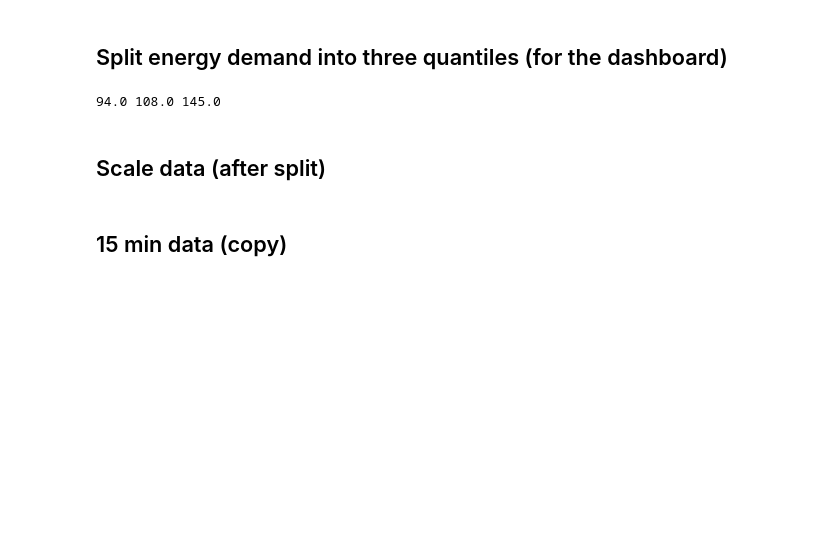
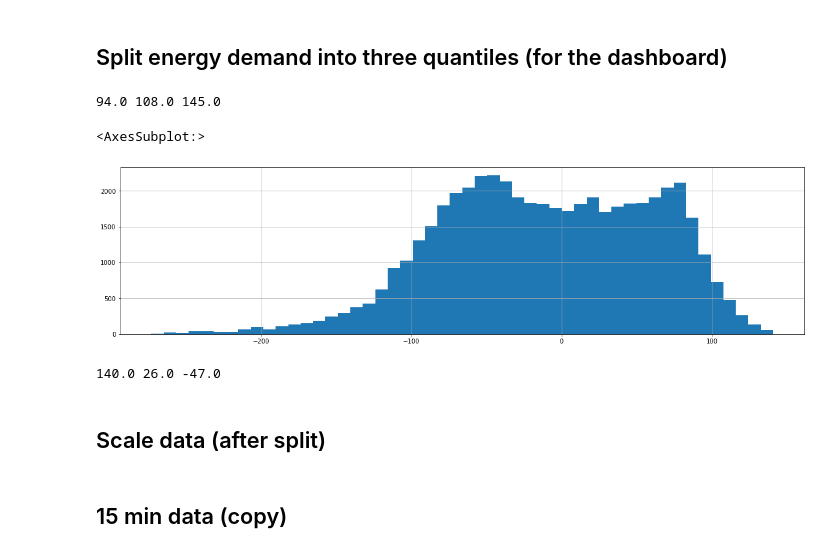
Before and after one commit to MixKlim/MLOps-Bootcamp-2021, a Jupyter notebook: process_data.ipynb, the cells around one changed output. Drawn from its saved outputs; the diff is of its cells as text; code cells hidden in the pictures; blank space fills up the shorter version.

```diff
--- a/process_data.ipynb
+++ b/process_data.ipynb
@@ -167,6 +167,21 @@ low_charge = np.floor(np.quantile(energy_data[energy_data.load_actuals_mw != 0].
 print(normal_charge, middle_charge, low_charge)
 # %% [output]
 94.0 108.0 145.0
+# %%
+energy_difference = (energy_data[energy_data.load_actuals_mw != 0].load_actuals_mw - energy_data[energy_data.load_actuals_mw != 0].wind_prediction_mw - energy_data[energy_data.load_actuals_mw != 0].solar_prediction_mw)
+# %%
+energy_difference.hist(bins=50, figsize=(20,5))
+# %% [output]
+<AxesSubplot:>
+[figure, added]
+# %%
+normal_charge = np.floor(np.quantile(energy_difference, 0.33))
+middle_charge = np.floor(np.quantile(energy_difference, 0.66))
+low_charge = np.floor(np.quantile(energy_difference, 1.0))
+
+print(low_charge, middle_charge, normal_charge)
+# %% [output]
+140.0 26.0 -47.0
 # %% [markdown]
 ## Scale data (after split)
 # %%
```
Also changed, not shown: 1 other file.
